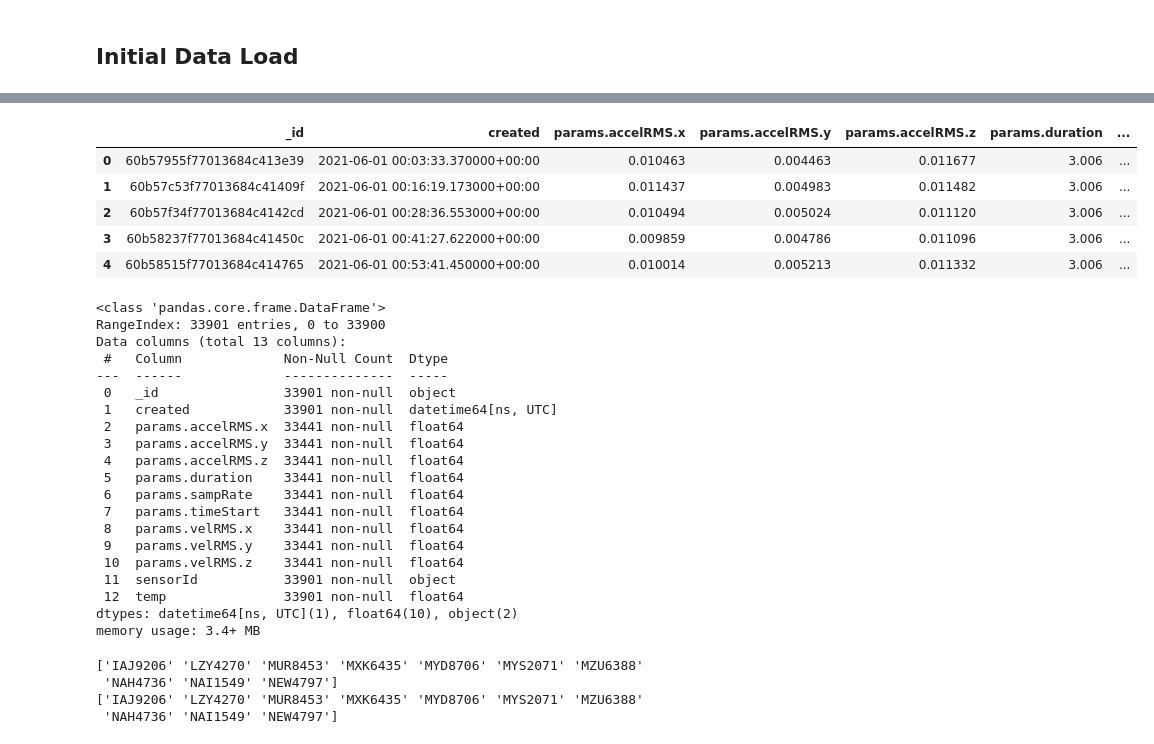
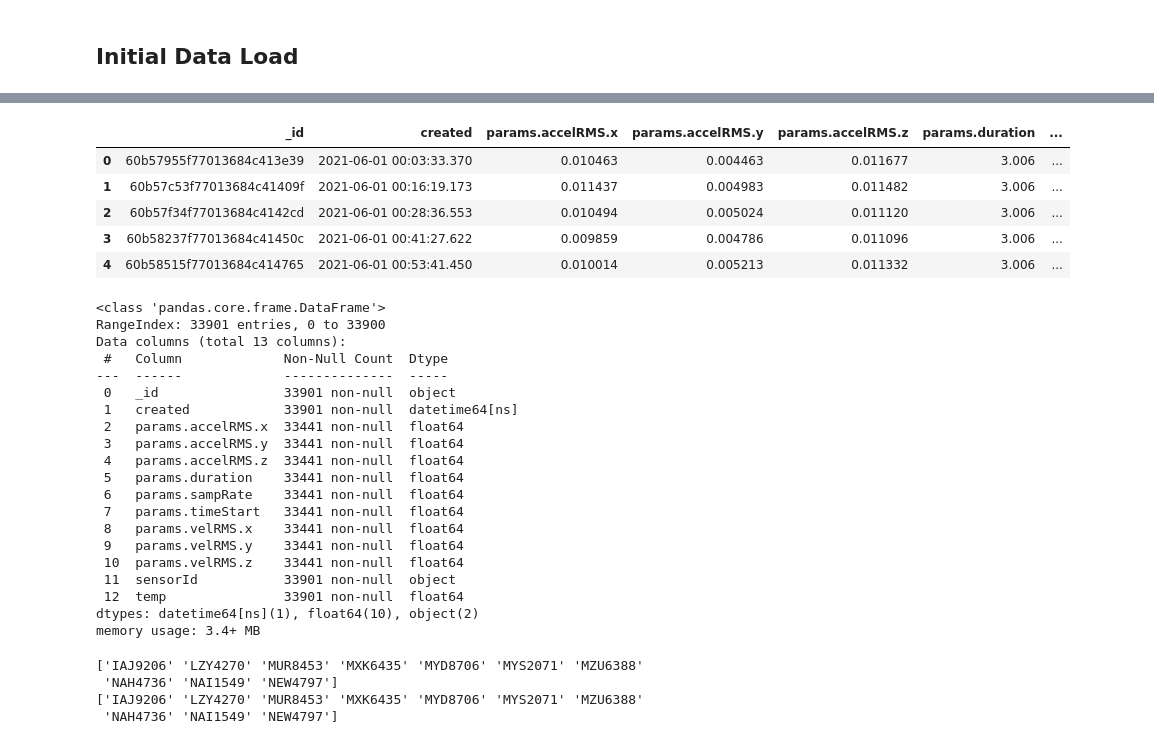
Before and after one commit to Leadz-wu/trac_test, a Jupyter notebook: test_2.ipynb, the cells around one changed output, grey strips where cells are left out. Saved outputs shown, nothing was run; the diff lists cells and outputs as text; code cells hidden in the pictures.

```diff
--- a/test_2.ipynb
+++ b/test_2.ipynb
@@ -42,15 +48,15 @@ dtypes: float64(4), object(12)
 memory usage: 1.4+ KB
 # %%
 collects = collects.rename(columns={'createdAt':'created'})
-collects['created'] = pd.to_datetime(collects['created'])
+collects['created'] = pd.to_datetime(collects['created']).dt.tz_localize(None)
 collects.head()
 # %% [output]
 |  | _id | created | params.accelRMS.x | params.accelRMS.y | params.accelRMS.z | params.duration | ... |
-| 0 | 60b57955f77013684c413e39 | 2021-06-01 00:03:33.370000+00:00 | 0.010463 | 0.004463 | 0.011677 | 3.006 | ... |
-| 1 | 60b57c53f77013684c41409f | 2021-06-01 00:16:19.173000+00:00 | 0.011437 | 0.004983 | 0.011482 | 3.006 | ... |
-| 2 | 60b57f34f77013684c4142cd | 2021-06-01 00:28:36.553000+00:00 | 0.010494 | 0.005024 | 0.011120 | 3.006 | ... |
-| 3 | 60b58237f77013684c41450c | 2021-06-01 00:41:27.622000+00:00 | 0.009859 | 0.004786 | 0.011096 | 3.006 | ... |
-| 4 | 60b58515f77013684c414765 | 2021-06-01 00:53:41.450000+00:00 | 0.010014 | 0.005213 | 0.011332 | 3.006 | ... |
+| 0 | 60b57955f77013684c413e39 | 2021-06-01 00:03:33.370 | 0.010463 | 0.004463 | 0.011677 | 3.006 | ... |
+| 1 | 60b57c53f77013684c41409f | 2021-06-01 00:16:19.173 | 0.011437 | 0.004983 | 0.011482 | 3.006 | ... |
+| 2 | 60b57f34f77013684c4142cd | 2021-06-01 00:28:36.553 | 0.010494 | 0.005024 | 0.011120 | 3.006 | ... |
+| 3 | 60b58237f77013684c41450c | 2021-06-01 00:41:27.622 | 0.009859 | 0.004786 | 0.011096 | 3.006 | ... |
+| 4 | 60b58515f77013684c414765 | 2021-06-01 00:53:41.450 | 0.010014 | 0.005213 | 0.011332 | 3.006 | ... |
 # %%
 collects.info()
 # %% [output]
@@ -60,7 +66,7 @@ Data columns (total 13 columns):
  #   Column             Non-Null Count  Dtype
 ---  ------             --------------  -----
  0   _id                33901 non-null  object
- 1   created            33901 non-null  datetime64[ns, UTC]
+ 1   created            33901 non-null  datetime64[ns]
  2   params.accelRMS.x  33441 non-null  float64
  3   params.accelRMS.y  33441 non-null  float64
  4   params.accelRMS.z  33441 non-null  float64
@@ -72,7 +78,7 @@ Data columns (total 13 columns):
  10  params.velRMS.z    33441 non-null  float64
  11  sensorId           33901 non-null  object
  12  temp               33901 non-null  float64
-dtypes: datetime64[ns, UTC](1), float64(10), object(2)
+dtypes: datetime64[ns](1), float64(10), object(2)
 memory usage: 3.4+ MB
 # %%
 print(assets['sensorId'].unique())
```
Also changed, not shown: parts of 13 cells of this notebook.
